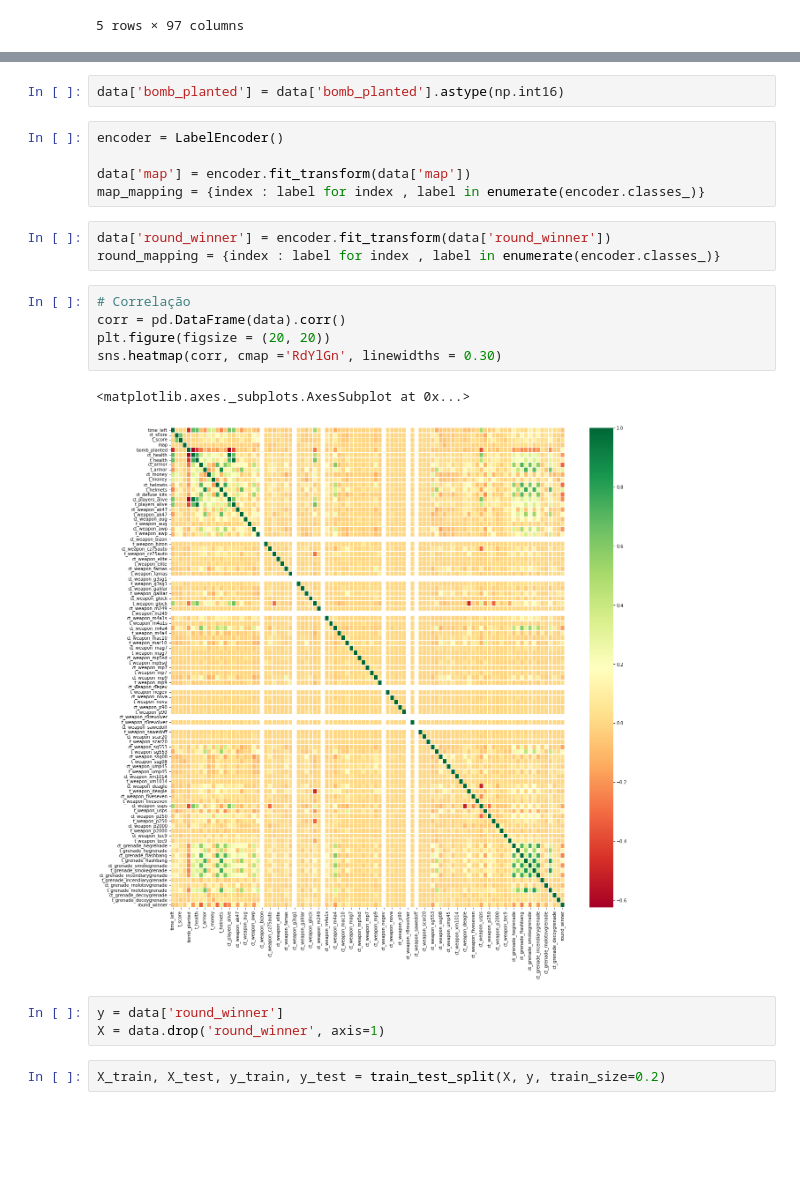
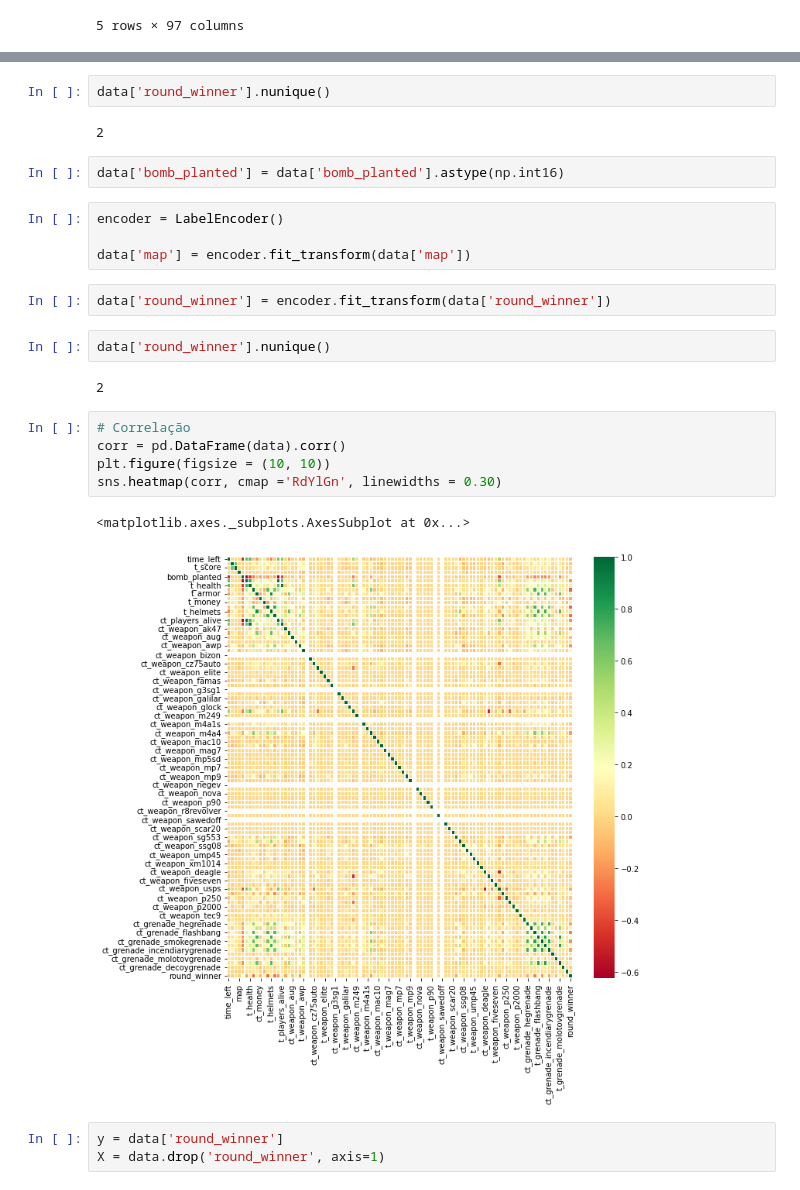
Before and after one commit to brunofaria27/machine-learning-pratical, a Jupyter notebook: csgo_prediction_winner_round.ipynb, the cells around one changed output, grey strips where cells are left out. Saved outputs shown, nothing was run; the diff lists cells and outputs as text; blank space fills up the shorter version.

```diff
--- a/csgo_prediction_winner_round.ipynb
+++ b/csgo_prediction_winner_round.ipynb
@@ -82,26 +82,30 @@ ct_grenade_decoygrenade          4
 t_grenade_decoygrenade           3
 round_winner                     2
 Length: 97, dtype: int64
+# %%
+data['round_winner'].nunique()
+# %% [output]
+2
 # %%
 data['bomb_planted'] = data['bomb_planted'].astype(np.int16)
 # %%
 encoder = LabelEncoder()
 
 data['map'] = encoder.fit_transform(data['map'])
-map_mapping = {index : label for index , label in enumerate(encoder.classes_)}
 # %%
 data['round_winner'] = encoder.fit_transform(data['round_winner'])
-round_mapping = {index : label for index , label in enumerate(encoder.classes_)}
+# %%
+data['round_winner'].nunique()
+# %% [output]
+2
 # %%
 # Correlação
 corr = pd.DataFrame(data).corr()
-plt.figure(figsize = (20, 20))
+plt.figure(figsize = (10, 10))
 sns.heatmap(corr, cmap ='RdYlGn', linewidths = 0.30)
 # %% [output]
 <matplotlib.axes._subplots.AxesSubplot at 0x...>
-[figure, old version]
+[figure, new version]
 # %%
 y = data['round_winner']
 X = data.drop('round_winner', axis=1)
-# %%
-X_train, X_test, y_train, y_test = train_test_split(X, y, train_size=0.2)
```
Also changed, not shown: parts of 21 cells of this notebook.
